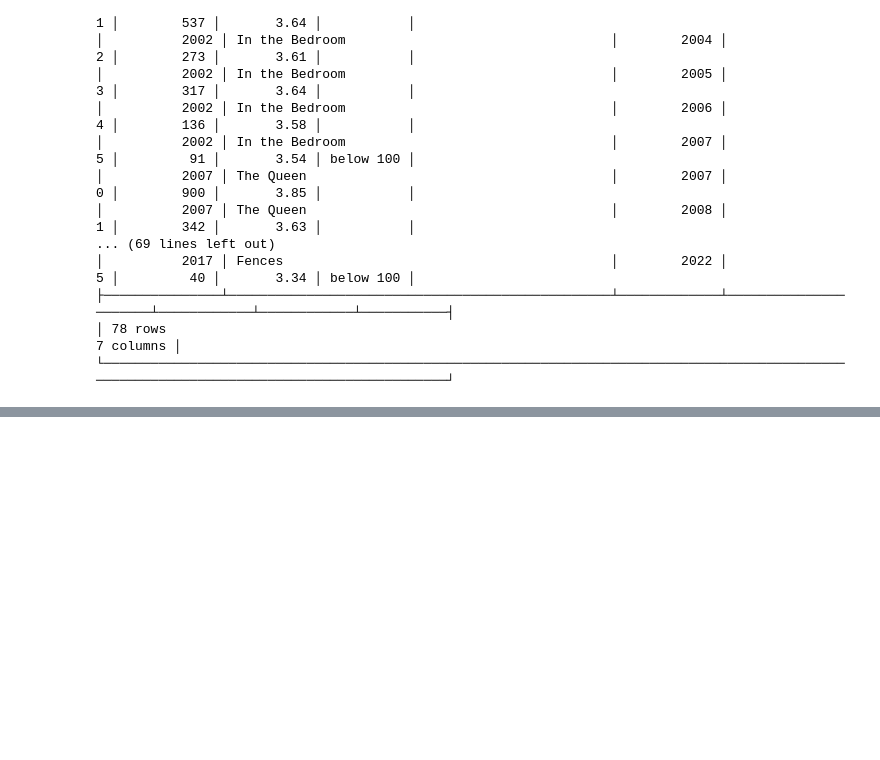
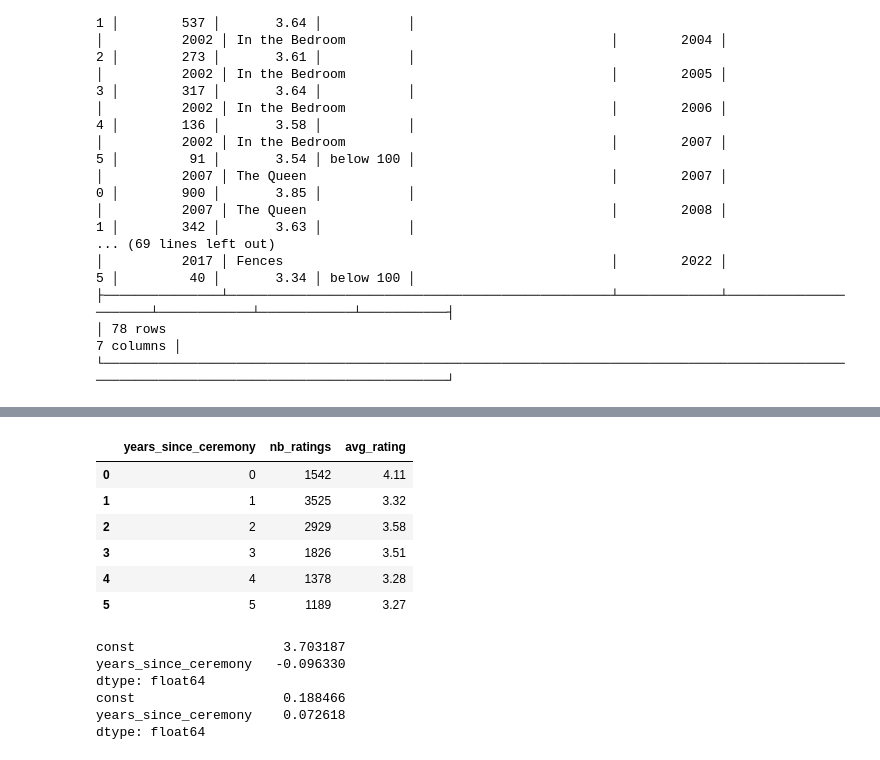
Before and after one commit to elblidimj/oscar-best-picture-ratings, a Jupyter notebook: notebooks/04_yearly_ratings.ipynb, the cells around one changed output, grey strips where cells are left out. Cells and saved outputs as stored; diff of their text form; code cells hidden in the pictures; blank space fills up the shorter version.

Commit message:
Notebook 04: weighted slope of Titanic with statsmodels

```diff
--- a/notebooks/04_yearly_ratings.ipynb
+++ b/notebooks/04_yearly_ratings.ipynb
@@ -208,0 +213,28 @@ con.sql("SELECT ceremony_year, title, rating_year, years_since_ceremony, nb_rati
+# %%
+# Step 9: the six yearly rows of Titanic, as a pandas table
+titanic = con.sql("SELECT years_since_ceremony, nb_ratings, avg_rating FROM film_year_window WHERE title = 'Titanic' ORDER BY years_since_ceremony").df()
+titanic
+# %% [output]
+|  | years_since_ceremony | nb_ratings | avg_rating |
+| 0 | 0 | 1542 | 4.11 |
+| 1 | 1 | 3525 | 3.32 |
+| 2 | 2 | 2929 | 3.58 |
+| 3 | 3 | 1826 | 3.51 |
+| 4 | 4 | 1378 | 3.28 |
+| 5 | 5 | 1189 | 3.27 |
+# %%
+# Step 10: weighted regression: yearly average explained by the years since the ceremony, weights = number of ratings
+import statsmodels.api as sm
+
+X = sm.add_constant(titanic["years_since_ceremony"])
+result = sm.WLS(titanic["avg_rating"], X, weights=titanic["nb_ratings"]).fit()
+
+print(result.params)
+print(result.bse)
+# %% [output]
+const                   3.703187
+years_since_ceremony   -0.096330
+dtype: float64
+const                   0.188466
+years_since_ceremony    0.072618
+dtype: float64
```
Also changed, not shown: parts of 1 cell of this notebook.
